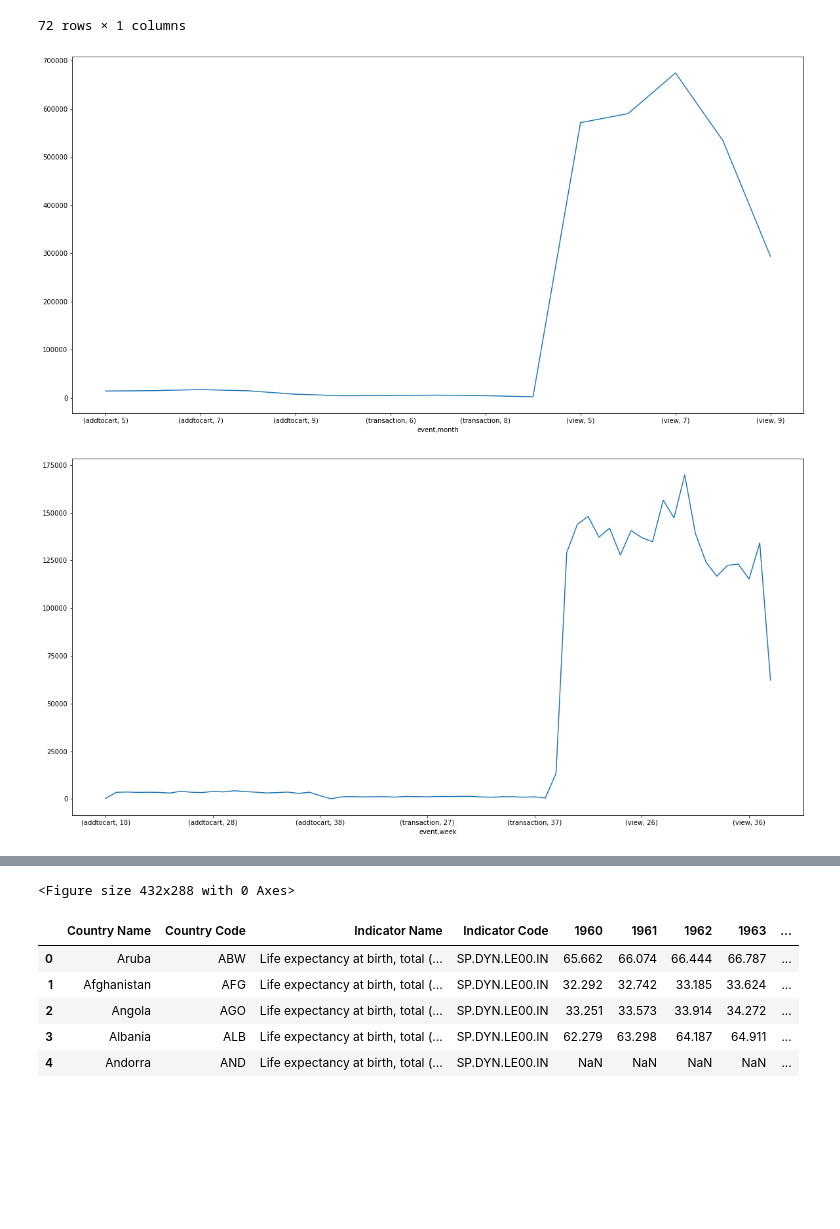
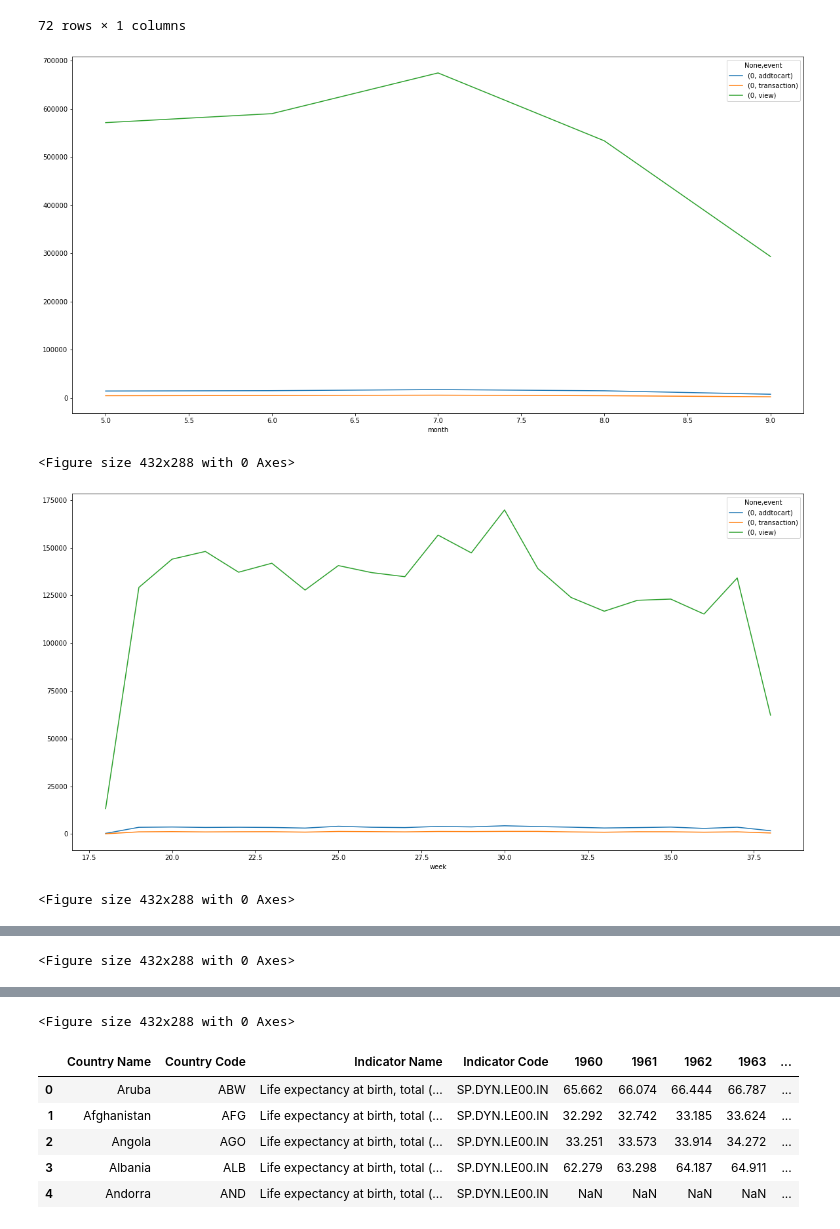
Before and after one commit to thinkful-dsi-grackle/dsi7_student_pair_work, a Jupyter notebook: week11_time_series/1_monday/Angel_time_series_D1_L2.ipynb, the cells around one changed output, grey strips where cells are left out. Cells and saved outputs as stored; diff of their text form; code cells hidden in the pictures; blank space fills up the shorter version.

```diff
--- a/week11_time_series/1_monday/Angel_time_series_D1_L2.ipynb
+++ b/week11_time_series/1_monday/Angel_time_series_D1_L2.ipynb
@@ -110,8 +134,10 @@ for unit in time_units:
 72 rows × 1 columns
 # %%
 for unit in time_units:
-    ax=web_events.groupby(['event', unit]).size().plot(kind='line',figsize=(20,10))
+    ax=pd.DataFrame(web_events.groupby(['event', unit]).size()).unstack(level=0).plot(kind='line', figsize=(20,10))
     plt.figure()
 # %% [output]
-[figure, old version]
+[figure, new version]
+<Figure size 432x288 with 0 Axes>
-[figure, old version]
+[figure, new version]
+<Figure size 432x288 with 0 Axes>
@@ -118,0 +145 @@ for unit in time_units:
+<Figure size 432x288 with 0 Axes>
@@ -120,4 +147,4 @@ for unit in time_units:
-<Figure size 432x288 with 0 Axes>
+<Figure size 432x288 with 0 Axes>
 # %%
 life_exp = pd.read_csv('https://tf-assets-prod.s3.amazonaws.com/tf-curric/data-science/life_expectancy.csv')
 life_exp.head()
```
Also changed, not shown: parts of 2 cells of this notebook.
